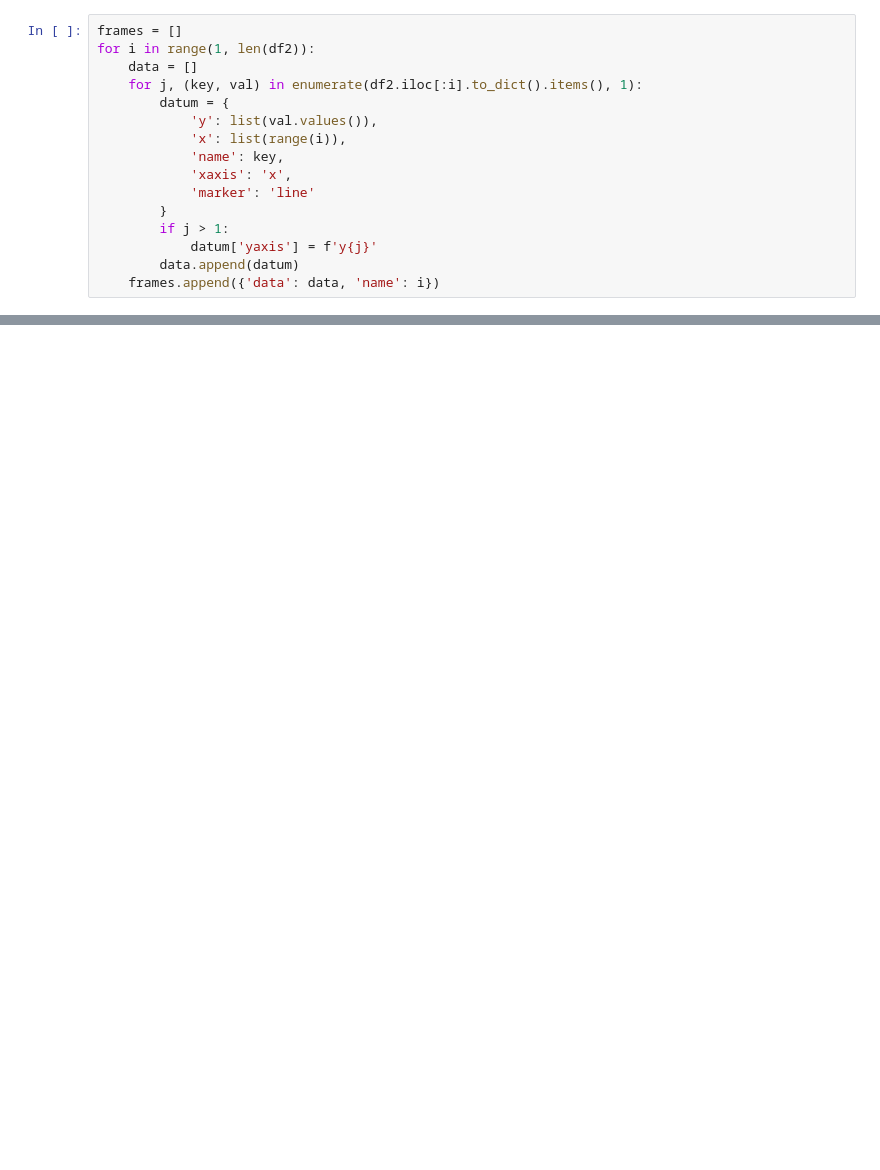
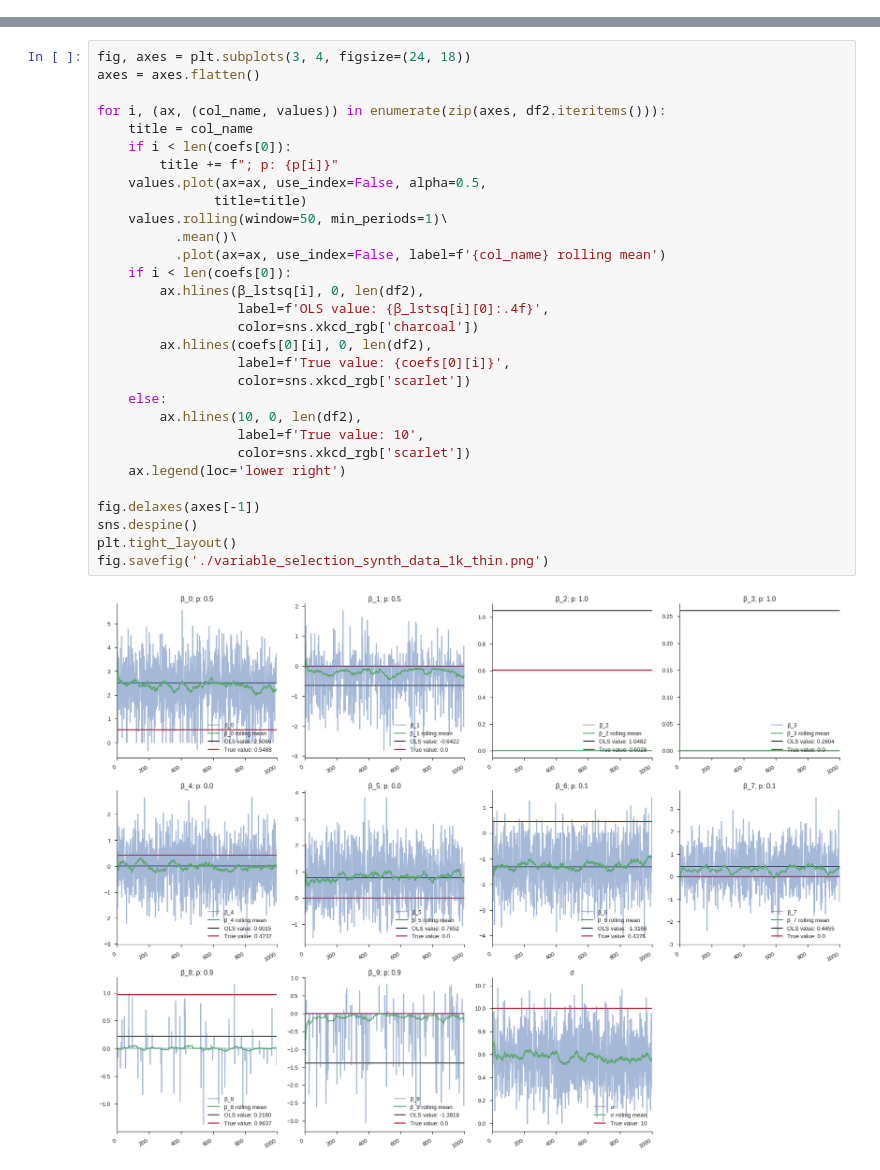
Before and after one commit to mtambos/mcmc_proj7, a Jupyter notebook: Variable Selection Demo.ipynb, the cells around one changed output, grey strips where cells are left out. Drawn from its saved outputs; the diff is of its cells as text; blank space fills up the shorter version.

Commit message:
update synth data demo

```diff
--- a/Variable Selection Demo.ipynb
+++ b/Variable Selection Demo.ipynb
@@ -160,16 +170,0 @@ df2
-# %%
-frames = []
-for i in range(1, len(df2)):
-    data = []
-    for j, (key, val) in enumerate(df2.iloc[:i].to_dict().items(), 1):
-        datum = {
-            'y': list(val.values()),
-            'x': list(range(i)),
-            'name': key,
-            'xaxis': 'x',
-            'marker': 'line'
-        }
-        if j > 1:
-            datum['yaxis'] = f'y{j}'
-        data.append(datum)
-    frames.append({'data': data, 'name': i})
@@ -262,0 +191,32 @@ plot(figure, show_link=False, filename='variable_selection_synth_data.html')
+# %%
+fig, axes = plt.subplots(3, 4, figsize=(24, 18))
+axes = axes.flatten()
+
+for i, (ax, (col_name, values)) in enumerate(zip(axes, df2.iteritems())):
+    title = col_name
+    if i < len(coefs[0]):
+        title += f"; p: {p[i]}"
+    values.plot(ax=ax, use_index=False, alpha=0.5,
+               title=title)
+    values.rolling(window=50, min_periods=1)\
+          .mean()\
+          .plot(ax=ax, use_index=False, label=f'{col_name} rolling mean')
+    if i < len(coefs[0]):
+        ax.hlines(β_lstsq[i], 0, len(df2),
+                  label=f'OLS value: {β_lstsq[i][0]:.4f}',
+                  color=sns.xkcd_rgb['charcoal'])
+        ax.hlines(coefs[0][i], 0, len(df2),
+                  label=f'True value: {coefs[0][i]}',
+                  color=sns.xkcd_rgb['scarlet'])
+    else:
+        ax.hlines(10, 0, len(df2),
+                  label=f'True value: 10',
+                  color=sns.xkcd_rgb['scarlet'])
+    ax.legend(loc='lower right')
+
+fig.delaxes(axes[-1])
+sns.despine()
+plt.tight_layout()
+fig.savefig('./variable_selection_synth_data_1k_thin.png')
+# %% [output]
+[figure, added]
```
Also changed, not shown: parts of 18 cells of this notebook, 5 other files.
